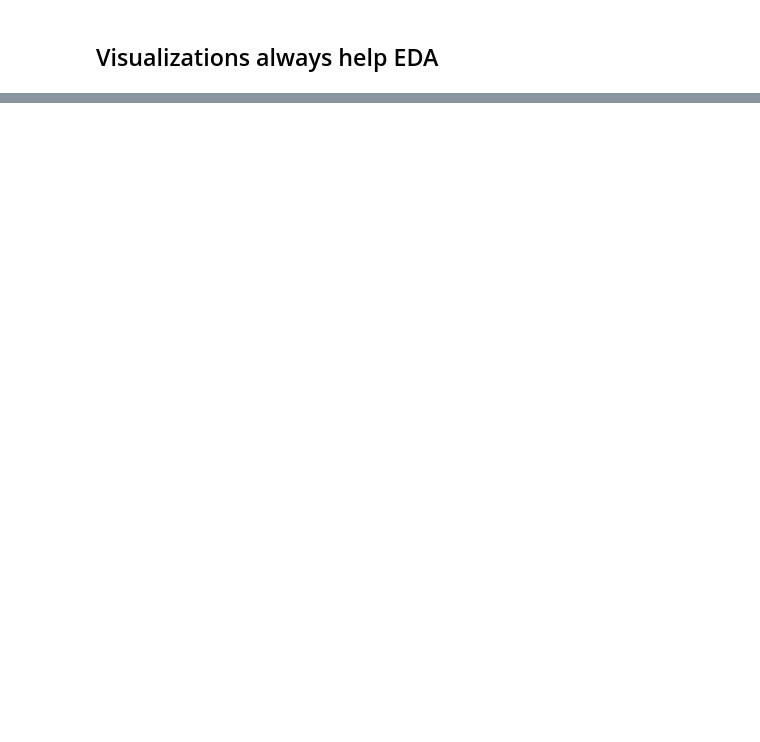
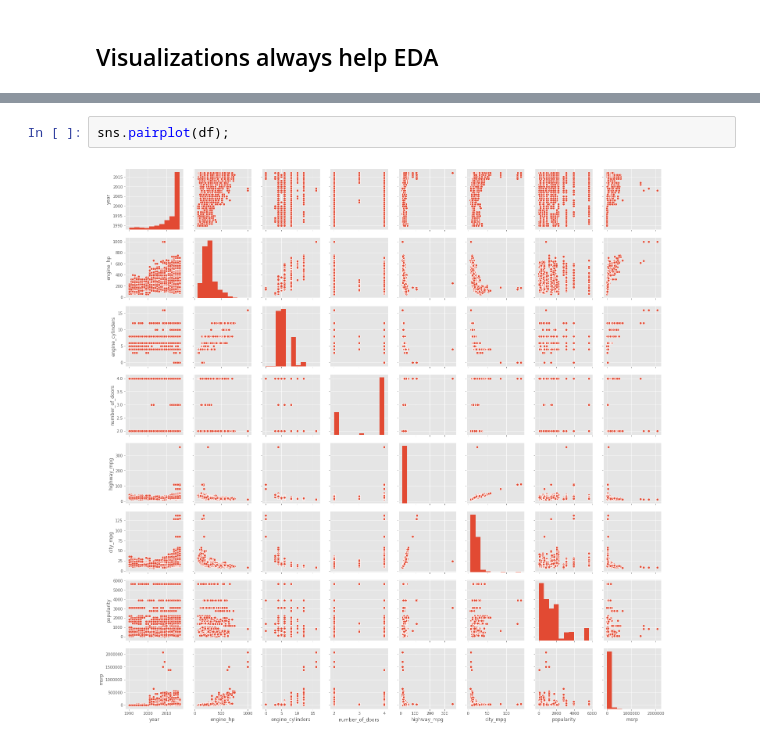
Before and after one commit to Amberlynnyandow/study-group-content, a Jupyter notebook: module_1/week_3_PT/Pandas! .ipynb, the cells around one changed output, grey strips where cells are left out. Drawn from its saved outputs; the diff is of its cells as text; blank space fills up the shorter version.

```diff
--- a/module_1/week_3_PT/Pandas! .ipynb
+++ b/module_1/week_3_PT/Pandas! .ipynb
@@ -253,0 +319,4 @@ A table of this form isn’t the easiest to read, and also not very easy to visu
+# %%
+sns.pairplot(df);
+# %% [output]
+[figure, added]
```
Also changed, not shown: parts of 10 cells of this notebook, 2 other files.
